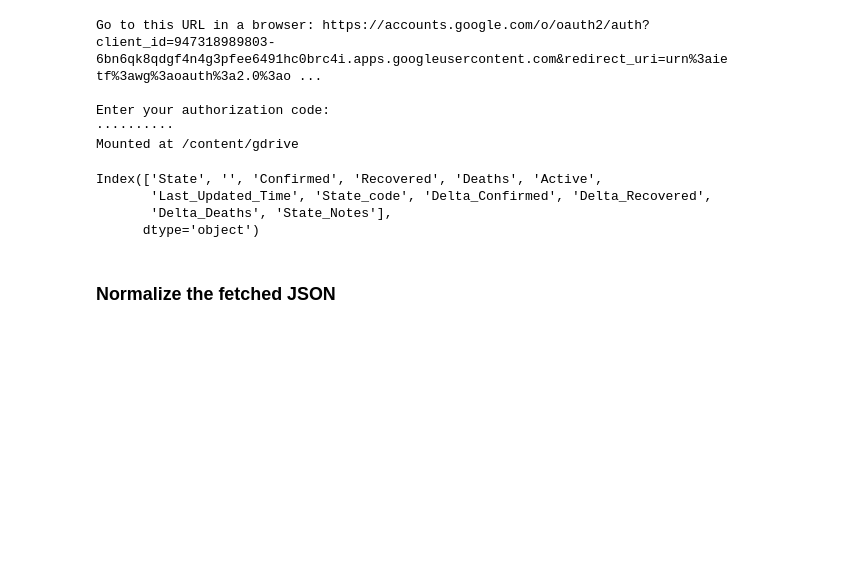
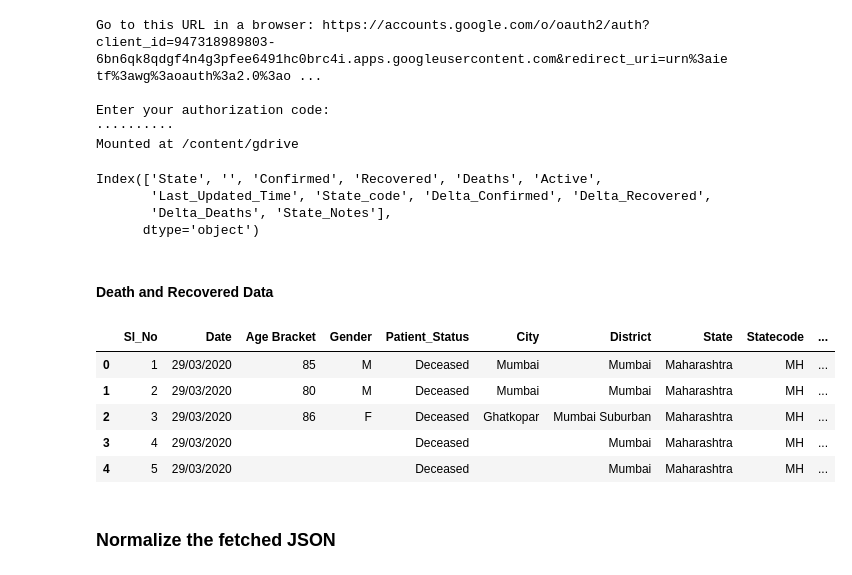
Before and after one commit to Covid-Analytics-India/covid19-analysis, a Jupyter notebook: SarthakTesting.ipynb, the cells around one changed output. Drawn from its saved outputs; the diff is of its cells as text; code cells hidden in the pictures; blank space fills up the shorter version.

Commit message:
Added Death and Recovered data

```diff
--- a/SarthakTesting.ipynb
+++ b/SarthakTesting.ipynb
@@ -102,6 +104,19 @@ Index(['State', '', 'Confirmed', 'Recovered', 'Deaths', 'Active',
        'Last_Updated_Time', 'State_code', 'Delta_Confirmed', 'Delta_Recovered',
        'Delta_Deaths', 'State_Notes'],
       dtype='object')
+# %% [markdown]
+#### Death and Recovered Data
+# %%
+# Fetching Death and Recovered Data
+death_and_recovered = getDataFromSheet(id='200733542', index=2)
+death_and_recovered.head()
+# %% [output]
+|  | Sl_No | Date | Age Bracket | Gender | Patient_Status | City | District | State | Statecode | ... |
+| 0 | 1 | 29/03/2020 | 85 | M | Deceased | Mumbai | Mumbai | Maharashtra | MH | ... |
+| 1 | 2 | 29/03/2020 | 80 | M | Deceased | Mumbai | Mumbai | Maharashtra | MH | ... |
+| 2 | 3 | 29/03/2020 | 86 | F | Deceased | Ghatkopar | Mumbai Suburban | Maharashtra | MH | ... |
+| 3 | 4 | 29/03/2020 |  |  | Deceased |  | Mumbai | Maharashtra | MH | ... |
+| 4 | 5 | 29/03/2020 |  |  | Deceased |  | Mumbai | Maharashtra | MH | ... |
 # %% [markdown]
 ### Normalize the fetched JSON
 # %%
```
Also changed, not shown: parts of 18 cells of this notebook.
